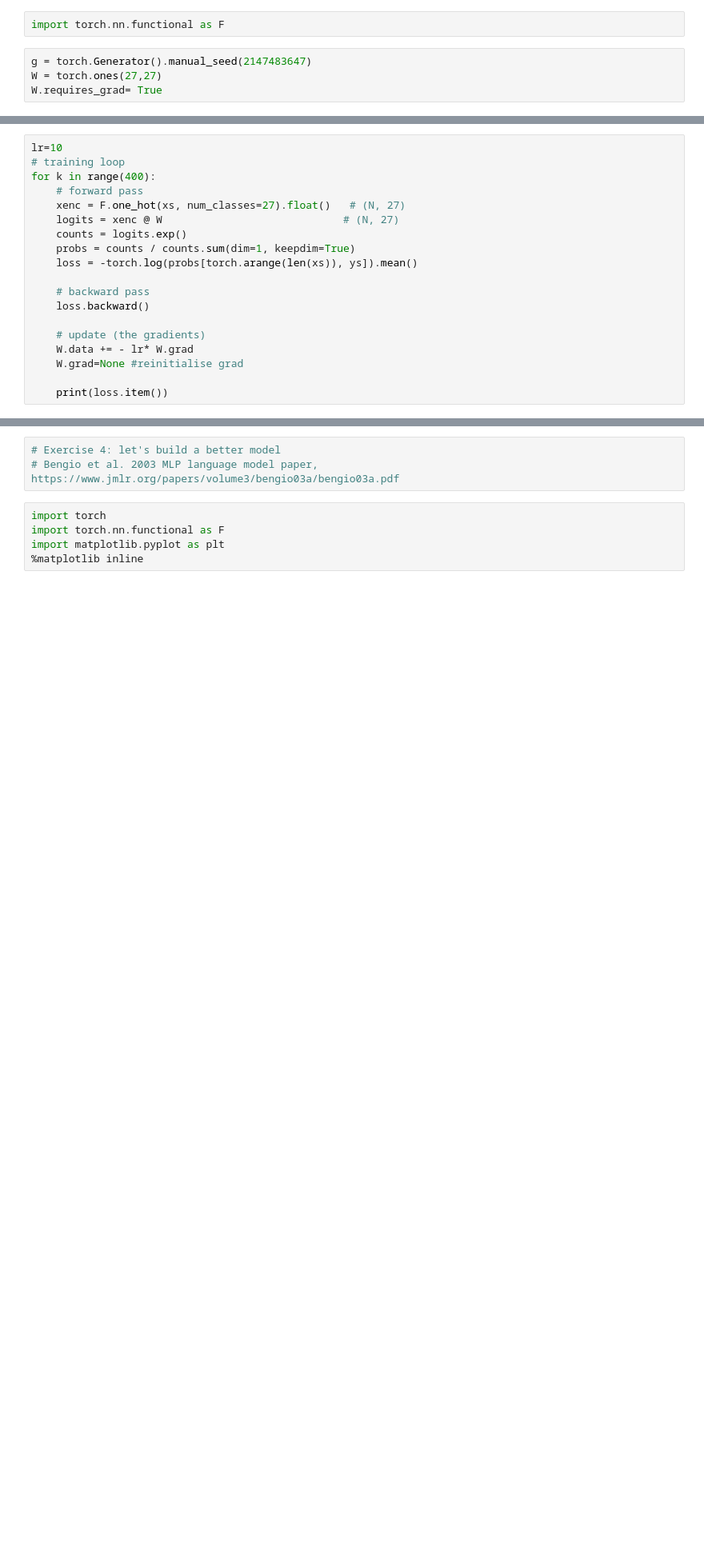
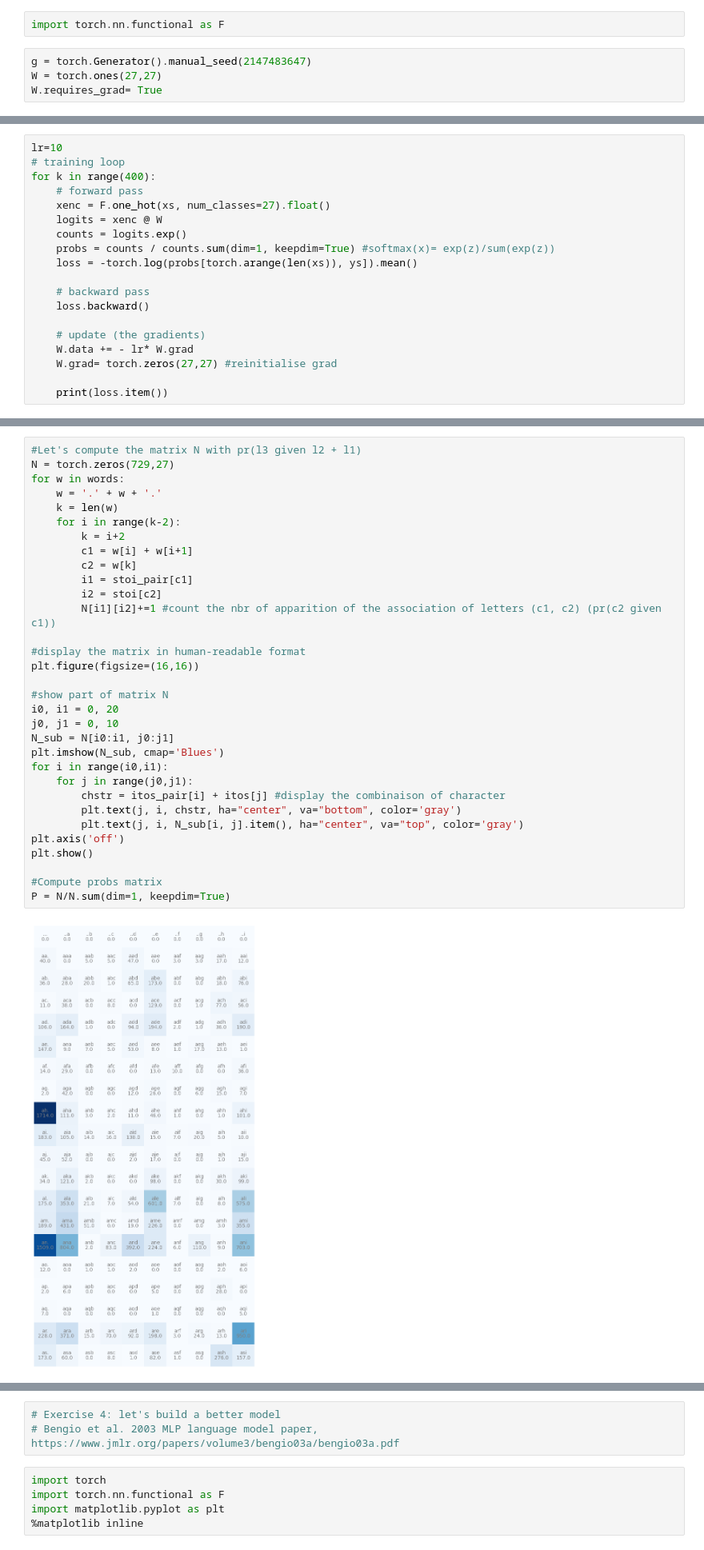
Before and after one commit to kellybourbon2/ensae-dl-2026, a Jupyter notebook: session-2/kelly_bourbon_session2.ipynb, the cells around one changed output, grey strips where cells are left out. Shown at 80% size. Saved outputs shown, nothing was run; the diff lists cells and outputs as text; blank space fills up the shorter version.

```diff
--- a/session-2/kelly_bourbon_session2.ipynb
+++ b/session-2/kelly_bourbon_session2.ipynb
@@ -126,10 +139,10 @@ lr=10
 # training loop
 for k in range(400):
     # forward pass
-    xenc = F.one_hot(xs, num_classes=27).float()   # (N, 27)
-    logits = xenc @ W                             # (N, 27)
+    xenc = F.one_hot(xs, num_classes=27).float()
+    logits = xenc @ W
     counts = logits.exp()
-    probs = counts / counts.sum(dim=1, keepdim=True)
+    probs = counts / counts.sum(dim=1, keepdim=True) #softmax(x)= exp(z)/sum(exp(z))
     loss = -torch.log(probs[torch.arange(len(xs)), ys]).mean()
 
     # backward pass
@@ -137,7 +150,7 @@ for k in range(400):
 
     # update (the gradients)
     W.data += - lr* W.grad
-    W.grad=None #reinitialise grad
+    W.grad= torch.zeros(27,27) #reinitialise grad
 
     print(loss.item())
 # %% [output]
@@ -190,0 +220,34 @@ bhrigotai
+# %%
+#Let's compute the matrix N with pr(l3 given l2 + l1)
+N = torch.zeros(729,27)
+for w in words:
+    w = '.' + w + '.'
+    k = len(w)
+    for i in range(k-2):
+        k = i+2
+        c1 = w[i] + w[i+1]
+        c2 = w[k]
+        i1 = stoi_pair[c1]
+        i2 = stoi[c2]
+        N[i1][i2]+=1 #count the nbr of apparition of the association of letters (c1, c2) (pr(c2 given c1))
+
+#display the matrix in human-readable format
+plt.figure(figsize=(16,16))
+
+#show part of matrix N
+i0, i1 = 0, 20
+j0, j1 = 0, 10
+N_sub = N[i0:i1, j0:j1]
+plt.imshow(N_sub, cmap='Blues')
+for i in range(i0,i1):
+    for j in range(j0,j1):
+        chstr = itos_pair[i] + itos[j] #display the combinaison of character
+        plt.text(j, i, chstr, ha="center", va="bottom", color='gray')
+        plt.text(j, i, N_sub[i, j].item(), ha="center", va="top", color='gray')
+plt.axis('off')
+plt.show()
+
+#Compute probs matrix
+P = N/N.sum(dim=1, keepdim=True)
+# %% [output]
+[figure, added]
```
Also changed, not shown: parts of 26 cells of this notebook.
